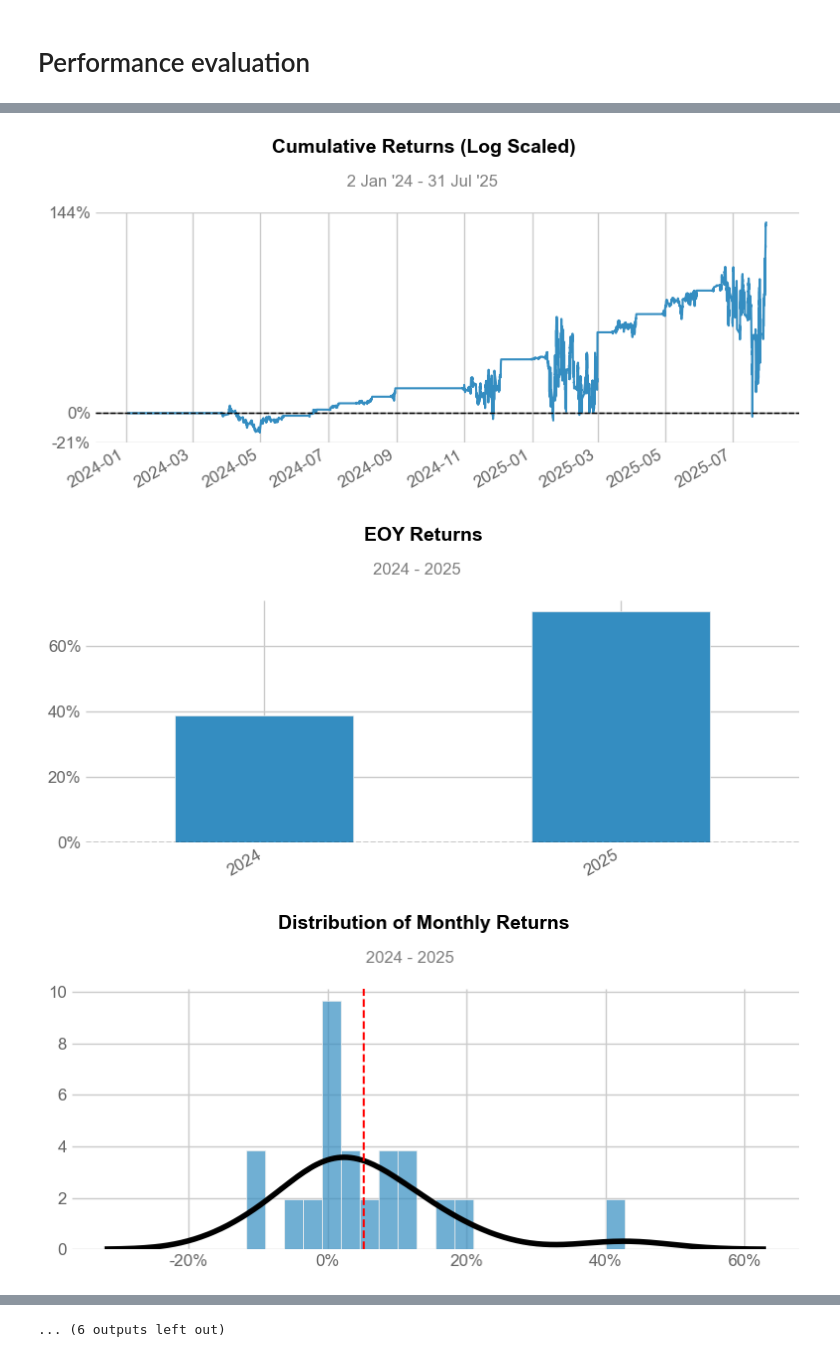
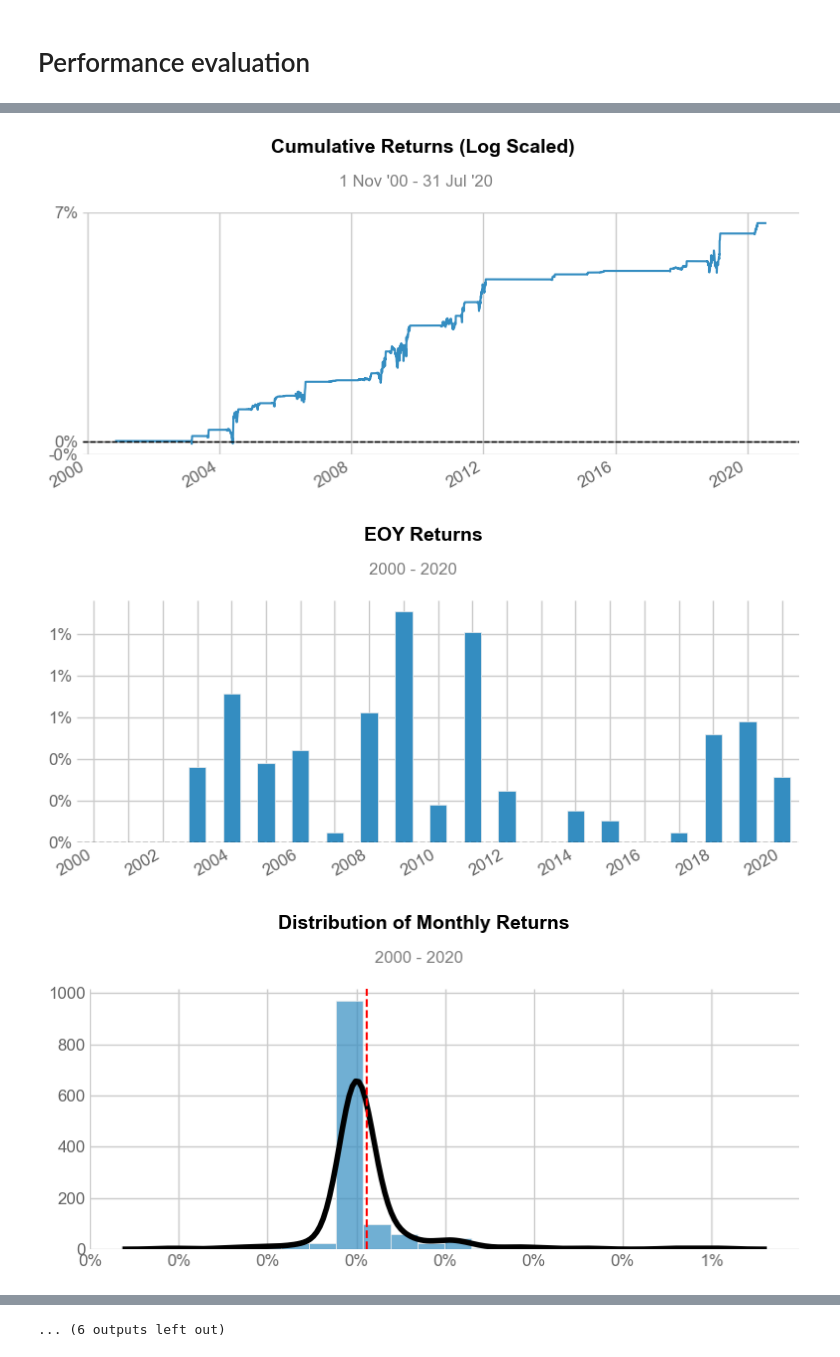
Before and after one commit to 21ob/Pairs-algo, a Jupyter notebook: Strat_2.ipynb, the cells around one changed output, grey strips where cells are left out. Drawn from its saved outputs; the diff is of its cells as text; code cells hidden in the pictures.

```diff
--- a/Strat_2.ipynb
+++ b/Strat_2.ipynb
@@ -116,0 +107,14 @@ plt.show()
+# %%
+# Construct upper and lower bounds based off the spreads trend and volatility
+n_stds = 2
+rolling_window = 252    #Approximately one-year of trading days
+df['spread_ma'] = df.spread.rolling(window=rolling_window).mean()
+df['spread_ub'] = df.spread_ma + df.spread.rolling(window=rolling_window).std() * n_stds
+df['spread_lb'] = df.spread_ma - df.spread.rolling(window=rolling_window).std() * n_stds
+
+# Construct buy and sell signals
+df['buy_signal'] = (df.spread < df.spread_lb).astype(int)
+df['sell_signal'] = -(df.spread > df.spread_ub).astype(int)
+# %%
+df_train = df.loc[df.index<=date_split].copy()
+df_test = df.loc[df.index>=date_split].copy()
@@ -132,8 +146,8 @@ plt.show()
 # %%
-trader = TradingEngine(balance=1000)
+train_trader = TradingEngine(balance=1000)
 # %%
-returns = trader.run_strategy(np.array(df.buy_signal), np.array(df.sell_signal), np.array(df.spread),
-                    np.array(df.spread_ma), df.index, allow_negative_balance=False)
+train_returns = train_trader.run_strategy(np.array(df_train.buy_signal), np.array(df_train.sell_signal), np.array(df_train.spread),
+                    np.array(df_train.spread_ma), df_train.index, allow_negative_balance=False)
 # %% [markdown]
 # Performance evaluation
 # %%
@@ -147,6 +161,6 @@ Number of trades: 854
 # %%
 #qs.reports.html(returns)
-qs.reports.full(returns)
+qs.reports.full(train_returns)
 # %% [output]
 Performance Metrics
                            Strategy
@@ -179,3 +193,3 @@ Strategy Visualization
-[figure, old version]
+[figure, new version]
-[figure, old version]
+[figure, new version]
-[figure, old version]
+[figure, new version]
```
Also changed, not shown: parts of 43 cells of this notebook.
